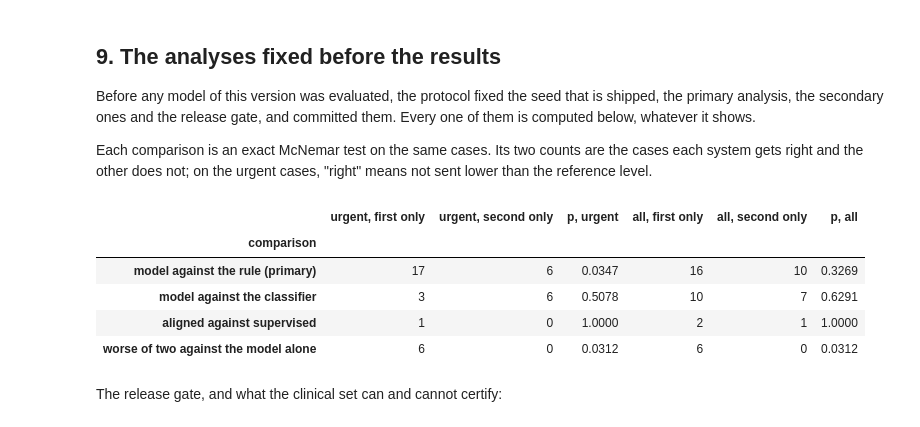
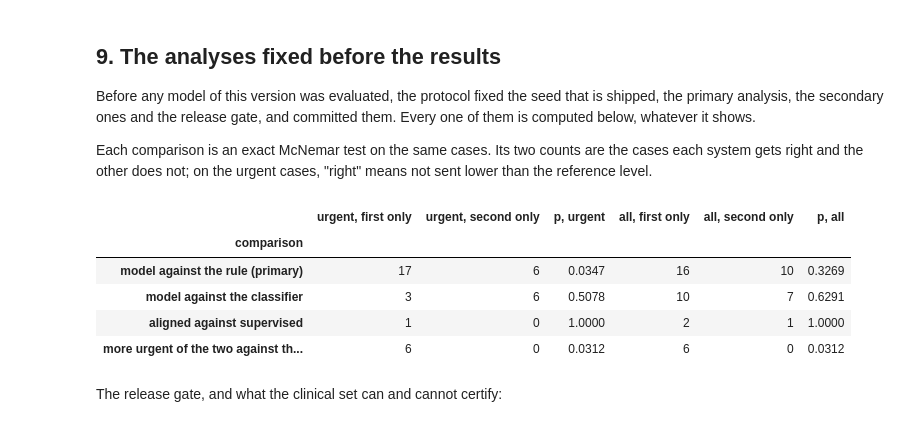
Before and after one commit to BenoitJT-GIRARD/clinical-triage-llm, a Jupyter notebook: notebooks/04_evaluation.ipynb, the cells around one changed output. Cells and saved outputs as stored; diff of their text form; code cells hidden in the pictures.

Commit message:
docs(evaluation): call the more urgent of the two opinions by what it keeps

```diff
--- a/notebooks/04_evaluation.ipynb
+++ b/notebooks/04_evaluation.ipynb
@@ -363,32 +363,32 @@ the reference level.
 # %%
 comparisons = {
     "model against the rule (primary)": results["model_versus_rule"],
     "model against the classifier": results["model_versus_classifier"],
     "aligned against supervised": results["aligned_versus_supervised"],
-    "worse of two against the model alone": results["worse_of_two"]["versus_model_alone"],
+    "more urgent of the two against the model alone": results["worse_of_two"]["versus_model_alone"],
 }
 rows = []
 for name, comparison in comparisons.items():
     urgent, every = comparison["undertriage"], comparison["accuracy"]
     rows.append(
         {
             "comparison": name,
             "urgent, first only": urgent["model_only"],
             "urgent, second only": urgent["baseline_only"],
             "p, urgent": urgent["p_mcnemar"],
             "all, first only": every["model_only"],
             "all, second only": every["baseline_only"],
             "p, all": every["p_mcnemar"],
         }
     )
 pd.DataFrame(rows).set_index("comparison")
 # %% [output]
 |  | urgent, first only | urgent, second only | p, urgent | all, first only | all, second only | p, all |
 | comparison |  |  |  |  |  |  |
 | model against the rule (primary) | 17 | 6 | 0.0347 | 16 | 10 | 0.3269 |
 | model against the classifier | 3 | 6 | 0.5078 | 10 | 7 | 0.6291 |
 | aligned against supervised | 1 | 0 | 1.0000 | 2 | 1 | 1.0000 |
-| worse of two against the model alone | 6 | 0 | 0.0312 | 6 | 0 | 0.0312 |
+| more urgent of the two against th... | 6 | 0 | 0.0312 | 6 | 0 | 0.0312 |
 # %% [markdown]
 The release gate, and what the clinical set can and cannot certify:
 # %%
```
Also changed, not shown: parts of 2 cells of this notebook, 4 other files.
